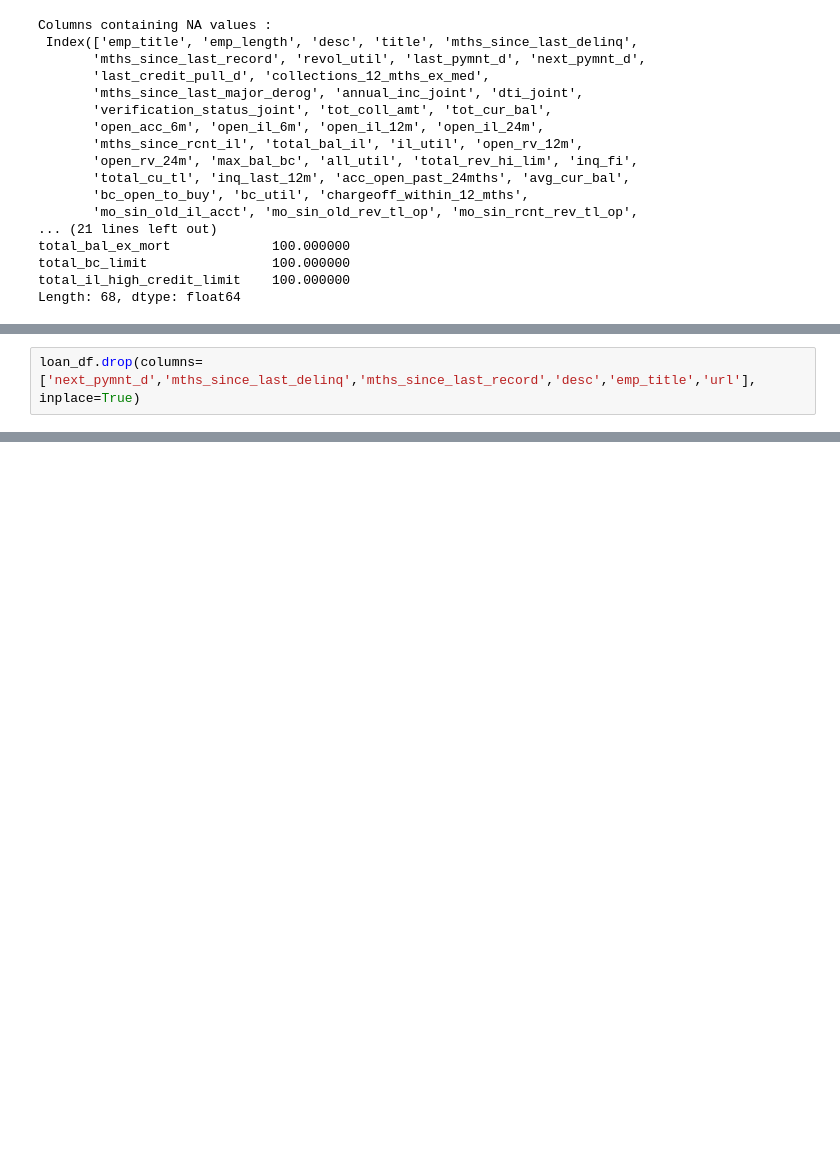
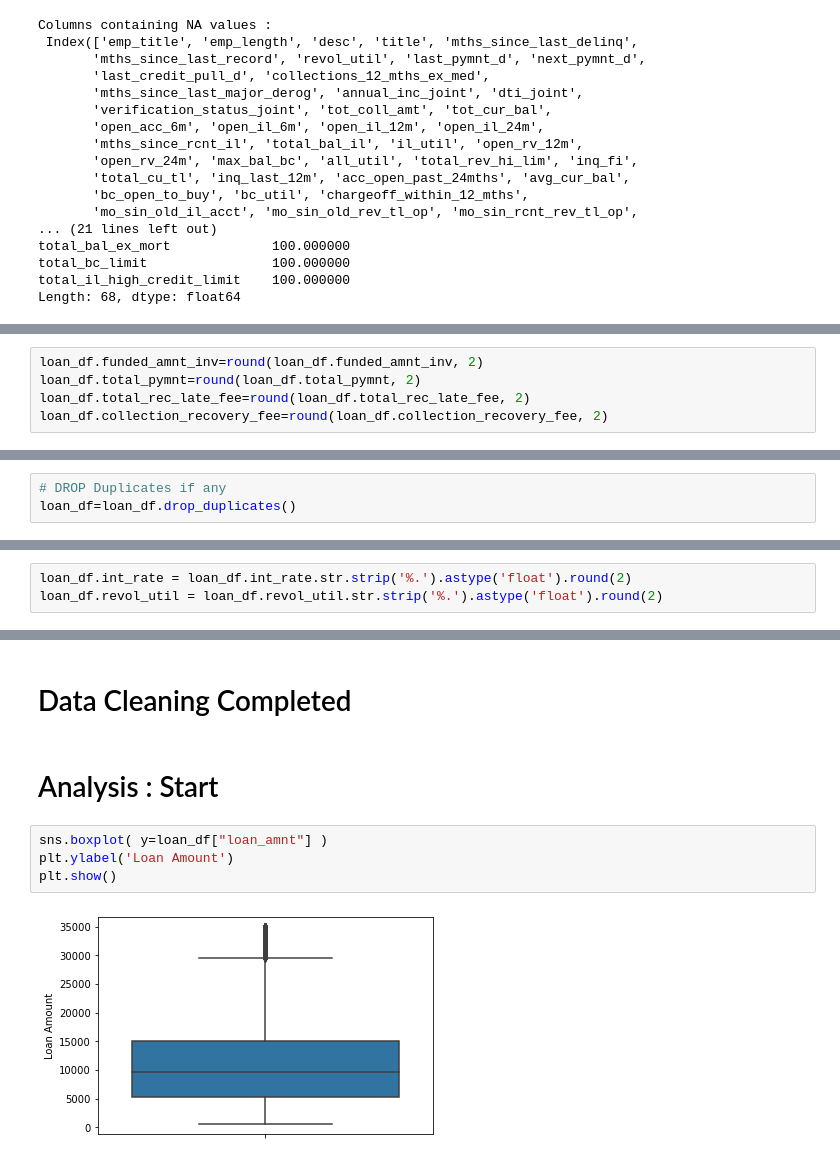
Before and after one commit to rasa2604/LendingCaseStudy, a Jupyter notebook: Lending Assignment.ipynb, the cells around one changed output, grey strips where cells are left out. Cells and saved outputs as stored; diff of their text form; blank space fills up the shorter version.

```diff
--- a/Lending Assignment.ipynb
+++ b/Lending Assignment.ipynb
@@ -208,2 +339,0 @@ dtype: float64
-# %%
-loan_df.drop(columns=['next_pymnt_d','mths_since_last_delinq','mths_since_last_record','desc','emp_title','url'], inplace=True)
@@ -515,0 +378,5 @@ plt.show()
+# %%
+loan_df.funded_amnt_inv=round(loan_df.funded_amnt_inv, 2)
+loan_df.total_pymnt=round(loan_df.total_pymnt, 2)
+loan_df.total_rec_late_fee=round(loan_df.total_rec_late_fee, 2)
+loan_df.collection_recovery_fee=round(loan_df.collection_recovery_fee, 2)
@@ -515,0 +399,3 @@ plt.show()
+# %%
+# DROP Duplicates if any
+loan_df=loan_df.drop_duplicates()
@@ -515,0 +404,3 @@ plt.show()
+# %%
+loan_df.int_rate = loan_df.int_rate.str.strip('%.').astype('float').round(2)
+loan_df.revol_util = loan_df.revol_util.str.strip('%.').astype('float').round(2)
@@ -515,0 +425,10 @@ plt.show()
+# %% [markdown]
+# Data Cleaning Completed
+# %% [markdown]
+# Analysis : Start
+# %%
+sns.boxplot( y=loan_df["loan_amnt"] )
+plt.ylabel('Loan Amount')
+plt.show()
+# %% [output]
+[figure, added]
```
Also changed, not shown: parts of 88 cells of this notebook.
